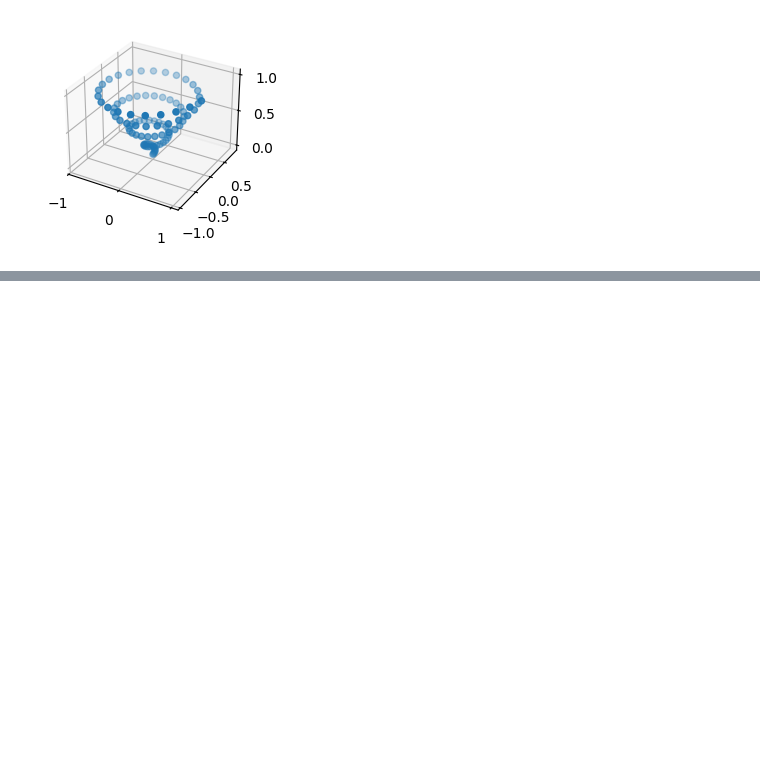
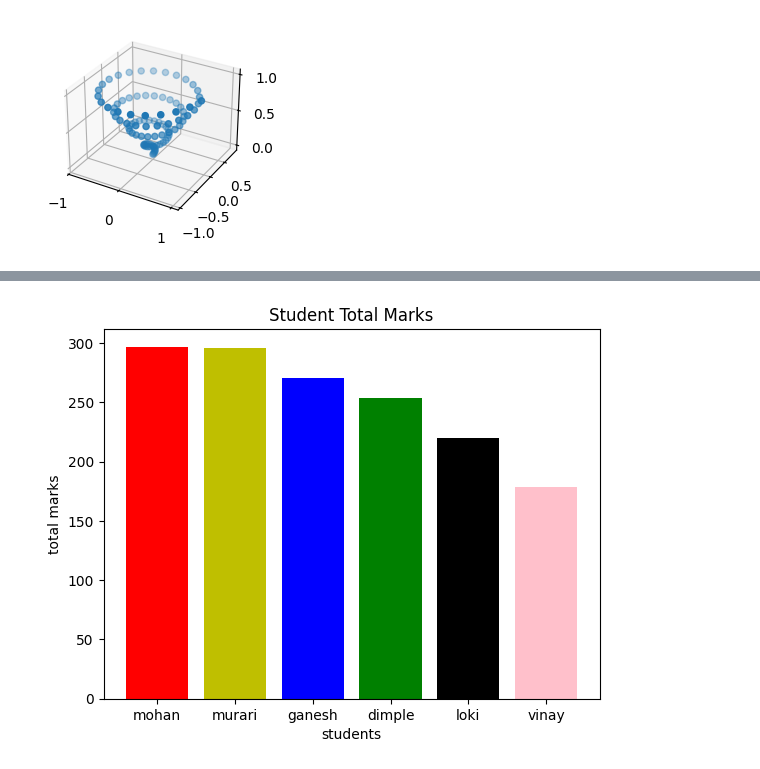
Before and after one commit to lokeshneerasa/Matplotlib, a Jupyter notebook: Matplotlib_Charts.ipynb, the cells around one changed output, grey strips where cells are left out. Saved outputs shown, nothing was run; the diff lists cells and outputs as text; code cells hidden in the pictures; blank space fills up the shorter version.

```diff
--- a/Matplotlib_Charts.ipynb
+++ b/Matplotlib_Charts.ipynb
@@ -736,0 +791,13 @@ plt.show()
+# %%
+#bar chart for totalmarks of all students
+import matplotlib.pyplot as plt
+import numpy as np
+df=pd.read_csv("studentmarks.cv.csv")
+total=[df.telugu[i]+df.hindi[i]+df.english[i] for i in range(len(df))]
+plt.bar(df.students,total,color=("r","y","b","g","k","pink"))
+plt.xlabel("students")
+plt.ylabel("total marks")
+plt.title("Student Total Marks")
+plt.show()
+# %% [output]
+[figure, added]
```
Also changed, not shown: parts of 9 cells of this notebook.
